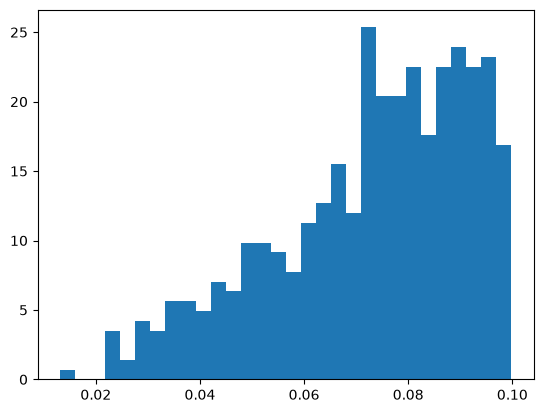
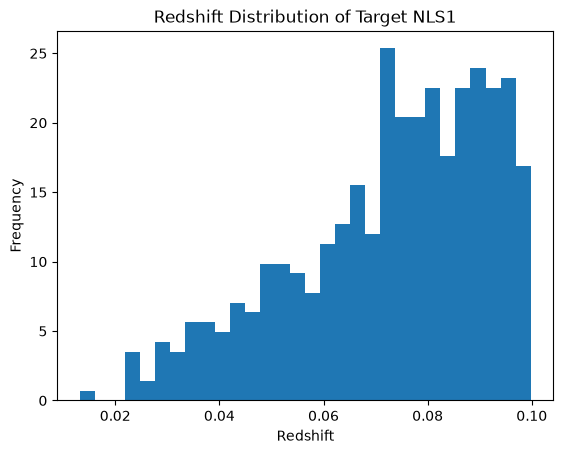
The notebook cell's code change between the first figure and the second:
--- before
+++ after
@@ -1,2 +1,6 @@
 plt.hist(df['paliya_Z'], density=True, bins = 30)
+plt.title('Redshift Distribution of Target NLS1')
+plt.ylabel('Frequency')
+plt.xlabel('Redshift')
+plt.savefig('Target_distribution.png', dpi = 300)
 plt.show()

Commit: Update from IAA